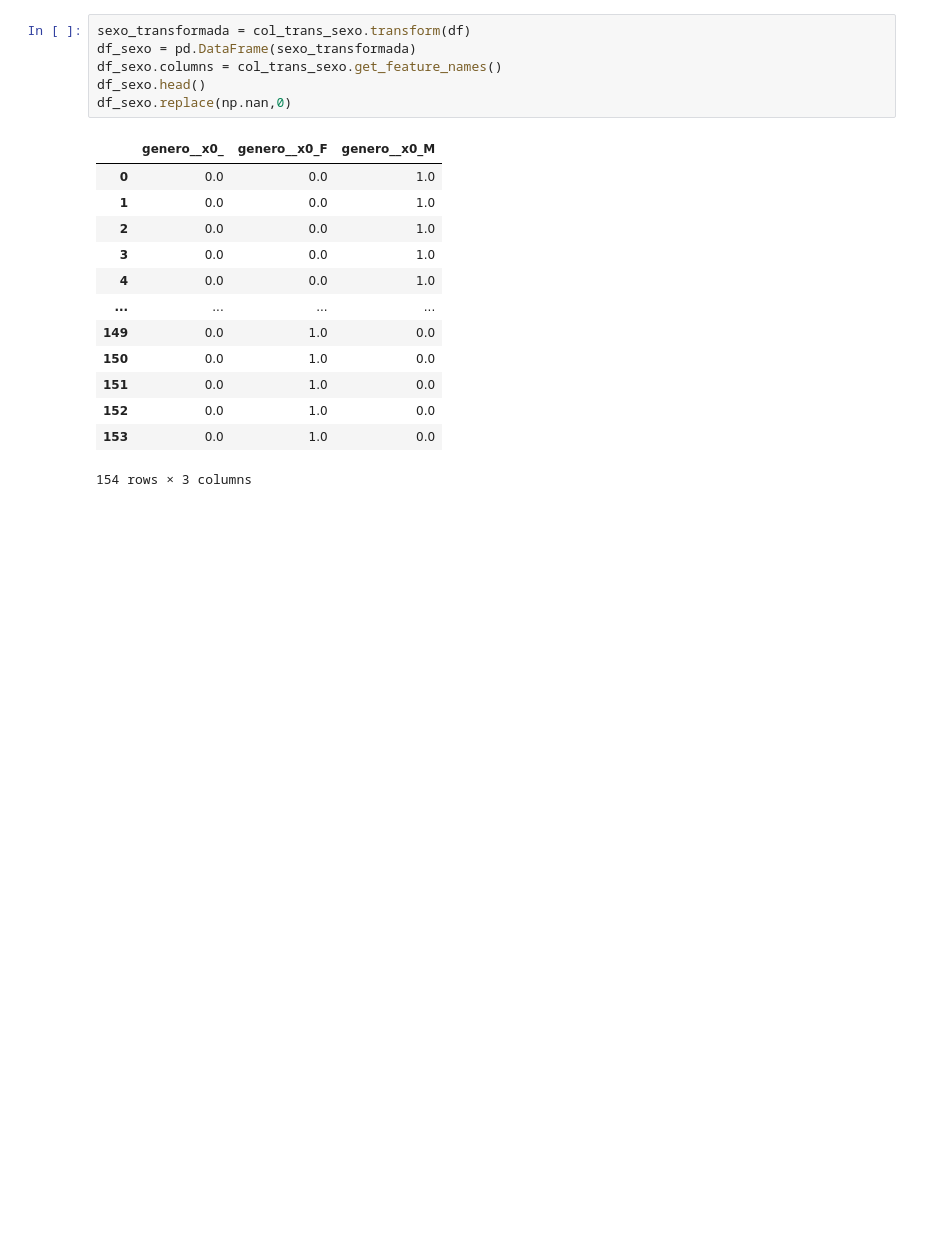
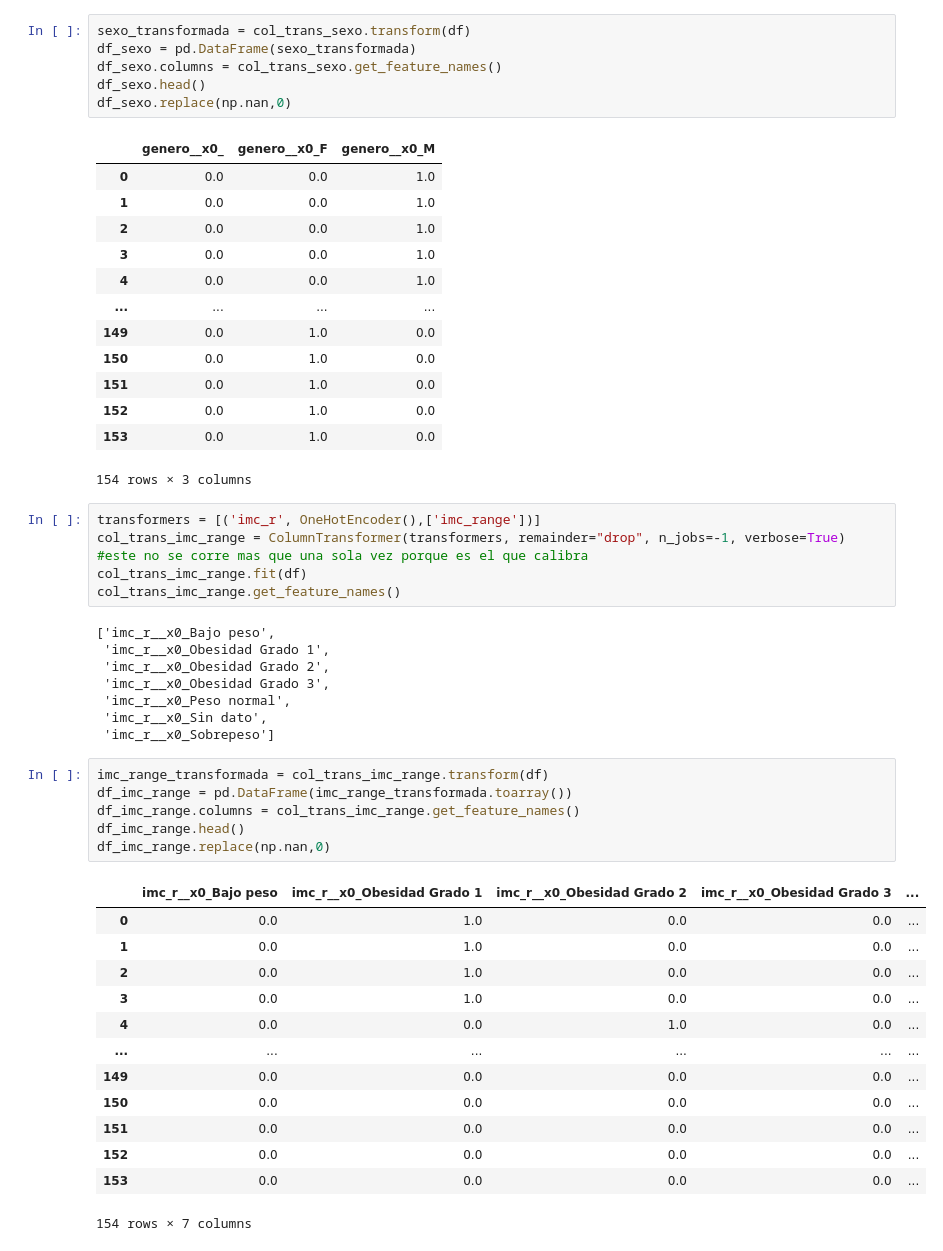
Before and after one commit to AideJGC/ProyectoDIABETIA_Estancia, a Jupyter notebook: notebooks/Feature_Selection.ipynb, the cells around one changed output. Saved outputs shown, nothing was run; the diff lists cells and outputs as text; blank space fills up the shorter version.

Commit message:
Aplicando onehotencoder a variable imc_range

```diff
--- a/notebooks/Feature_Selection.ipynb
+++ b/notebooks/Feature_Selection.ipynb
@@ -658,3 +658,37 @@ df_sexo.replace(np.nan,0)
 | 152 | 0.0 | 1.0 | 0.0 |
 | 153 | 0.0 | 1.0 | 0.0 |
 154 rows × 3 columns
+# %%
+transformers = [('imc_r', OneHotEncoder(),['imc_range'])]
+col_trans_imc_range = ColumnTransformer(transformers, remainder="drop", n_jobs=-1, verbose=True)
+#este no se corre mas que una sola vez porque es el que calibra
+col_trans_imc_range.fit(df)
+col_trans_imc_range.get_feature_names()
+# %% [output]
+['imc_r__x0_Bajo peso',
+ 'imc_r__x0_Obesidad Grado 1',
+ 'imc_r__x0_Obesidad Grado 2',
+ 'imc_r__x0_Obesidad Grado 3',
+ 'imc_r__x0_Peso normal',
+ 'imc_r__x0_Sin dato',
+ 'imc_r__x0_Sobrepeso']
+# %%
+imc_range_transformada = col_trans_imc_range.transform(df)
+df_imc_range = pd.DataFrame(imc_range_transformada.toarray())
+df_imc_range.columns = col_trans_imc_range.get_feature_names()
+df_imc_range.head()
+df_imc_range.replace(np.nan,0)
+# %% [output]
+|  | imc_r__x0_Bajo peso | imc_r__x0_Obesidad Grado 1 | imc_r__x0_Obesidad Grado 2 | imc_r__x0_Obesidad Grado 3 | ... |
+| 0 | 0.0 | 1.0 | 0.0 | 0.0 | ... |
+| 1 | 0.0 | 1.0 | 0.0 | 0.0 | ... |
+| 2 | 0.0 | 1.0 | 0.0 | 0.0 | ... |
+| 3 | 0.0 | 1.0 | 0.0 | 0.0 | ... |
+| 4 | 0.0 | 0.0 | 1.0 | 0.0 | ... |
+| ... | ... | ... | ... | ... | ... |
+| 149 | 0.0 | 0.0 | 0.0 | 0.0 | ... |
+| 150 | 0.0 | 0.0 | 0.0 | 0.0 | ... |
+| 151 | 0.0 | 0.0 | 0.0 | 0.0 | ... |
+| 152 | 0.0 | 0.0 | 0.0 | 0.0 | ... |
+| 153 | 0.0 | 0.0 | 0.0 | 0.0 | ... |
+154 rows × 7 columns
```
